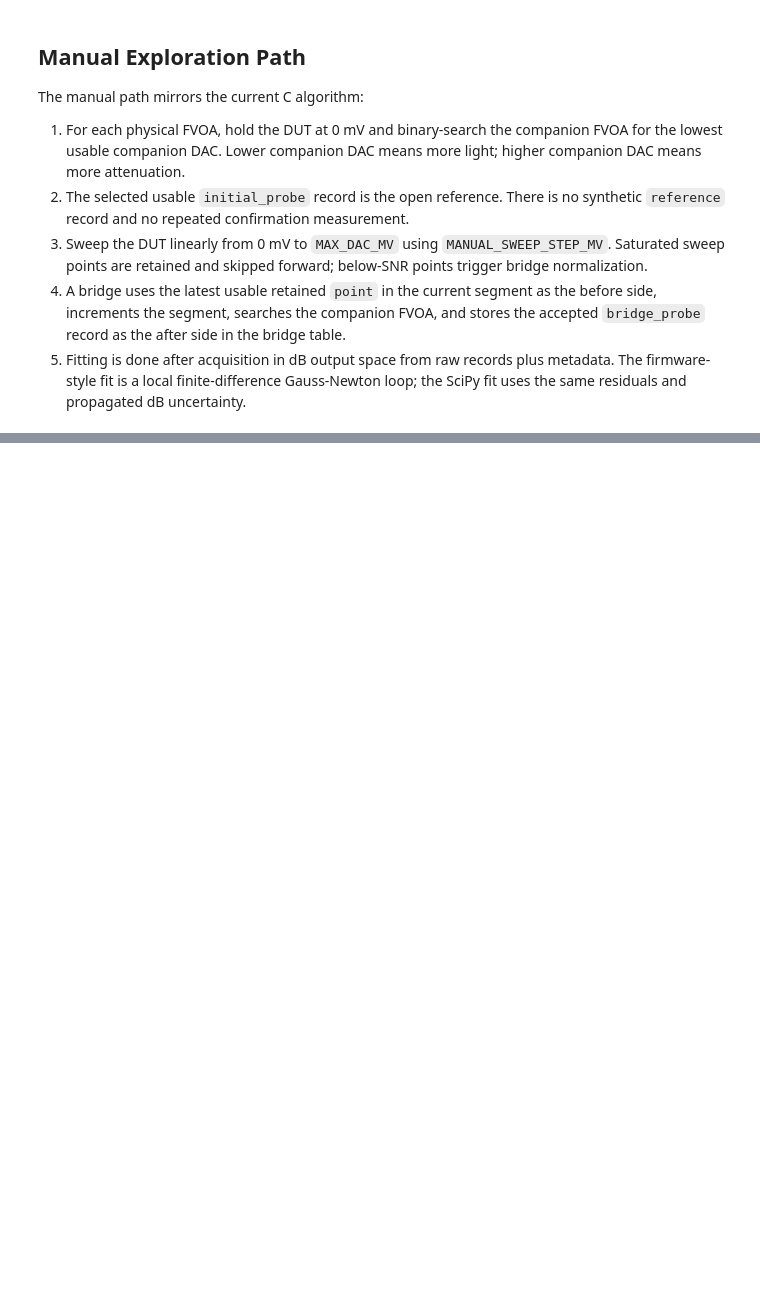
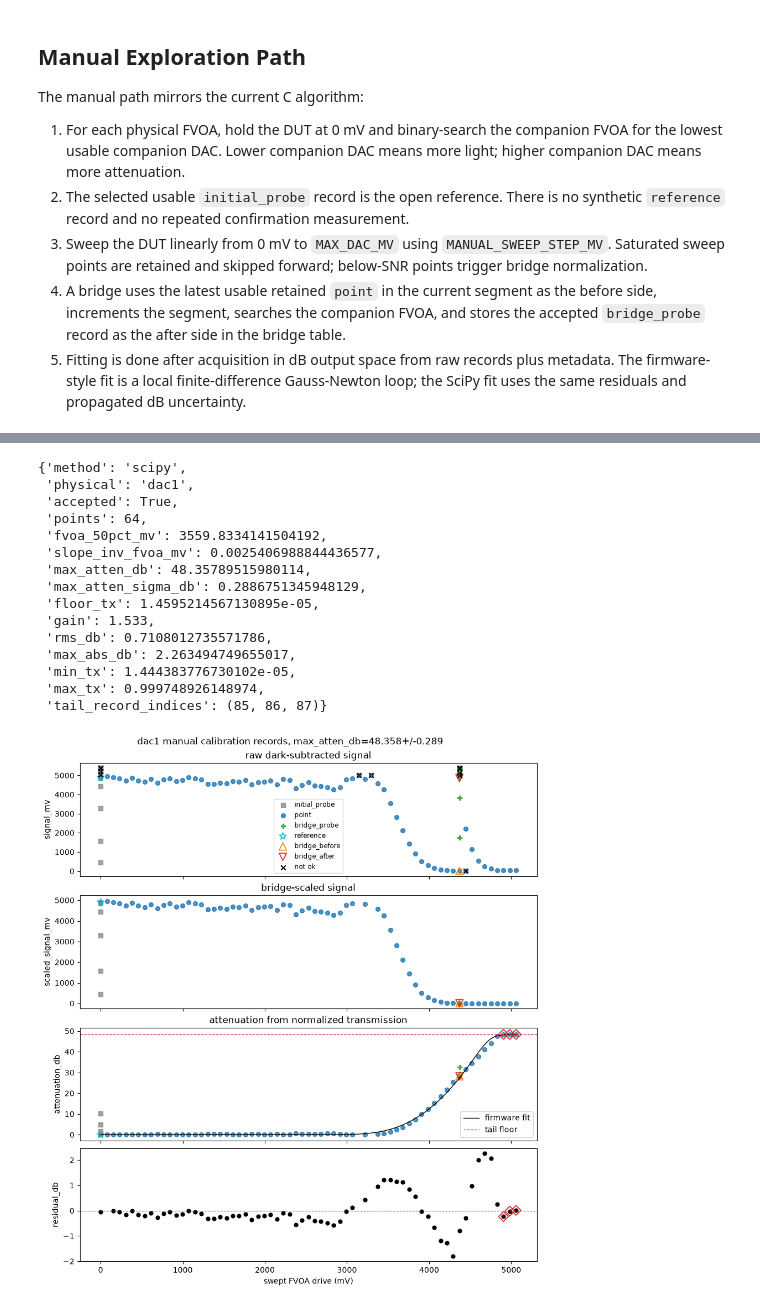
Before and after one commit to COO-Utilities/hispec-tib, a Jupyter notebook: tools/attenuator_calibration_lab.ipynb, the cells around one changed output, grey strips where cells are left out. Saved outputs shown, nothing was run; the diff lists cells and outputs as text; code cells hidden in the pictures; blank space fills up the shorter version.

Commit message:
Refactor attenuation calibration logic: improve fitting, enhance metadata, refine tail floor estimations, and streamline handling of explanatory comments.

```diff
--- a/tools/attenuator_calibration_lab.ipynb
+++ b/tools/attenuator_calibration_lab.ipynb
@@ -599,21 +744,21 @@ def fit_records(run: CalRun, *, method: str = MANUAL_FIT_METHOD, gain: float = G
         return _fit_records_scipy(run, gain=gain)
     raise ValueError("method must be 'firmware' or 'scipy'")
 # %%
+
 def plot_manual_records(run: CalRun, fit: dict[str, float | int | bool]):
-    coeff = (float(fit["fvoa_50pct_mv"]), float(fit["slope_inv_fvoa_mv"]), float(fit["gain"]))
-    dataset = run_to_dataset(run)
-    derived = dataset.derived(
-        dac1=coeff if run.physical == "dac1" else None,
-        dac2=coeff if run.physical == "dac2" else None,
-    )
+    coeff = (float(fit["fvoa_50pct_mv"]), float(fit["slope_inv_fvoa_mv"]), float(fit["max_atten_db"]), float(fit["gain"]))
+    dataset = run.to_dataset()
+    derived = dataset.derived(dac1=coeff if run.physical == "dac1" else None, dac2=coeff if run.physical == "dac2" else None)
     rec = derived[np.asarray(derived.physical).astype(str) == run.physical].view(np.recarray)
     fvoa = rec.fvoa_mv
     events = np.asarray(rec.event).astype(str)
     classifications = np.asarray(rec.classification).astype(str)
     included = np.asarray(rec.included, dtype=bool)
+    tail_indices = np.asarray(fit.get("tail_record_indices", ()), dtype=int)
+    tail = np.isin(np.asarray(rec.record, dtype=int), tail_indices)
 
     fig, axes = plt.subplots(4, 1, figsize=(9, 10), sharex=True, constrained_layout=True)
-    fig.suptitle(f"{run.physical} manual calibration records")
+    fig.suptitle(f"{run.physical} manual calibration records, max_atten_db={fit['max_atten_db']:.3f}+/-{fit['max_atten_sigma_db']:.3f}")
 
     axes[0].set_title("raw dark-subtracted signal")
     finite_signal = np.isfinite(rec.signal_mv) & np.isfinite(rec.signal_err_mv)
@@ -627,9 +772,10 @@ def plot_manual_records(run: CalRun, fit: dict[str, float | int | bool]):
 
     axes[2].set_title("attenuation from normalized transmission")
     finite_db = np.isfinite(rec.db) & np.isfinite(rec.db_err)
-    axes[2].errorbar(fvoa[finite_db], rec.db[finite_db], yerr=rec.db_err[finite_db], fmt="none", ecolor="0.65", linewidth=0.7)
-    grid_dac = np.linspace(0.0, MAX_DAC_MV, 400)
-    axes[2].plot(grid_dac * coeff[2], hspcb._atten_db_from_coeff(coeff, grid_dac), color="black", linewidth=1.0, label=f"{fit['method']} fit")
+    axes[2].errorbar(fvoa[finite_db], rec.db[finite_db], yerr=np.maximum(rec.db_err[finite_db], FIT_MIN_SIGMA_DB), fmt="none", ecolor="0.65", linewidth=0.7)
+    grid_dac = np.linspace(0.0, MAX_DAC_MV, 500)
+    axes[2].plot(grid_dac * coeff[3], _atten_db_from_coeff(coeff[:2], grid_dac, max_atten_db=coeff[2], gain=coeff[3]), color="black", linewidth=1.0, label=f"{fit['method']} fit")
+    axes[2].axhline(float(fit["max_atten_db"]), color="tab:red", linestyle="--", linewidth=0.9, label="tail floor")
     axes[2].set_ylabel("attenuation_db")
     axes[2].legend(loc="best")
 
@@ -643,11 +789,7 @@ def plot_manual_records(run: CalRun, fit: dict[str, float | int | bool]):
         axes[1].scatter(fvoa[mask], rec.scaled_signal_mv[mask], marker=marker, color=color, s=32, alpha=0.82)
         axes[2].scatter(fvoa[mask], rec.db[mask], marker=marker, color=color, s=32, alpha=0.82)
 
-    role_styles = {
-        "reference": ("*", "tab:cyan"),
-        "bridge_before": ("^", "tab:orange"),
-        "bridge_after": ("v", "tab:red"),
-    }
+    role_styles = {"reference": ("*", "tab:cyan"), "bridge_before": ("^", "tab:orange"), "bridge_after": ("v", "tab:red")}
     for role, indices in dataset._role_record_indices(run.physical).items():
         if not indices:
             continue
@@ -655,15 +797,17 @@ def plot_manual_records(run: CalRun, fit: dict[str, float | int | bool]):
         marker, color = role_styles[role]
         for ax, y in zip(axes[:3], (rec.signal_mv, rec.scaled_signal_mv, rec.db), strict=False):
             finite = mask & np.isfinite(y)
-            if np.any(finite):
+            if finite.any():
                 ax.scatter(fvoa[finite], y[finite], marker=marker, facecolors="none", edgecolors=color, s=92, linewidths=1.2, label=role)
 
     bad = classifications != "ok"
     axes[0].scatter(fvoa[bad], rec.signal_mv[bad], marker="x", color="black", s=38, label="not ok")
+    axes[2].scatter(fvoa[tail], rec.db[tail], marker="D", facecolors="none", edgecolors="tab:red", s=82, linewidths=1.3, label="tail fit")
     axes[0].legend(loc="best", fontsize="small")
 
     axes[3].axhline(0.0, color="0.35", linestyle="--", linewidth=0.8)
     axes[3].scatter(fvoa[included], rec.residual_db[included], color="black", s=24)
+    axes[3].scatter(fvoa[tail], rec.residual_db[tail], marker="D", facecolors="none", edgecolors="tab:red", s=82, linewidths=1.3)
     axes[3].set_ylabel("residual_db")
     axes[3].set_xlabel("swept FVOA drive (mV)")
     return fig
@@ -673,0 +825,3 @@ dac1_fit
+# %%
+
+dac1_run = CalRun.load("dac1_run.pickle")
@@ -673,0 +832,3 @@ dac1_fit
+# %%
+dac1_fit = fit_records(dac1_run, method="firmware")
+dac1_fit
@@ -674,2 +851,22 @@ dac1_fit
 # %%
-plot_manual_records(dac1_run, dac1_fit)
+plot_manual_records(dac1_run, dac1_fit);
+dac1_fit_sp = fit_records(dac1_run, method="scipy")
+plot_manual_records(dac1_run, dac1_fit_sp);
+dac1_fit_sp
+# %% [output]
+{'method': 'scipy',
+ 'physical': 'dac1',
+ 'accepted': True,
+ 'points': 64,
+ 'fvoa_50pct_mv': 3559.8334141504192,
+ 'slope_inv_fvoa_mv': 0.0025406988844436577,
+ 'max_atten_db': 48.35789515980114,
+ 'max_atten_sigma_db': 0.2886751345948129,
+ 'floor_tx': 1.4595214567130895e-05,
+ 'gain': 1.533,
+ 'rms_db': 0.7108012735571786,
+ 'max_abs_db': 2.263494749655017,
+ 'min_tx': 1.444383776730102e-05,
+ 'max_tx': 0.999748926148974,
+ 'tail_record_indices': (85, 86, 87)}
+[figure, added]
```
Also changed, not shown: parts of 18 cells of this notebook, 2 other files.
